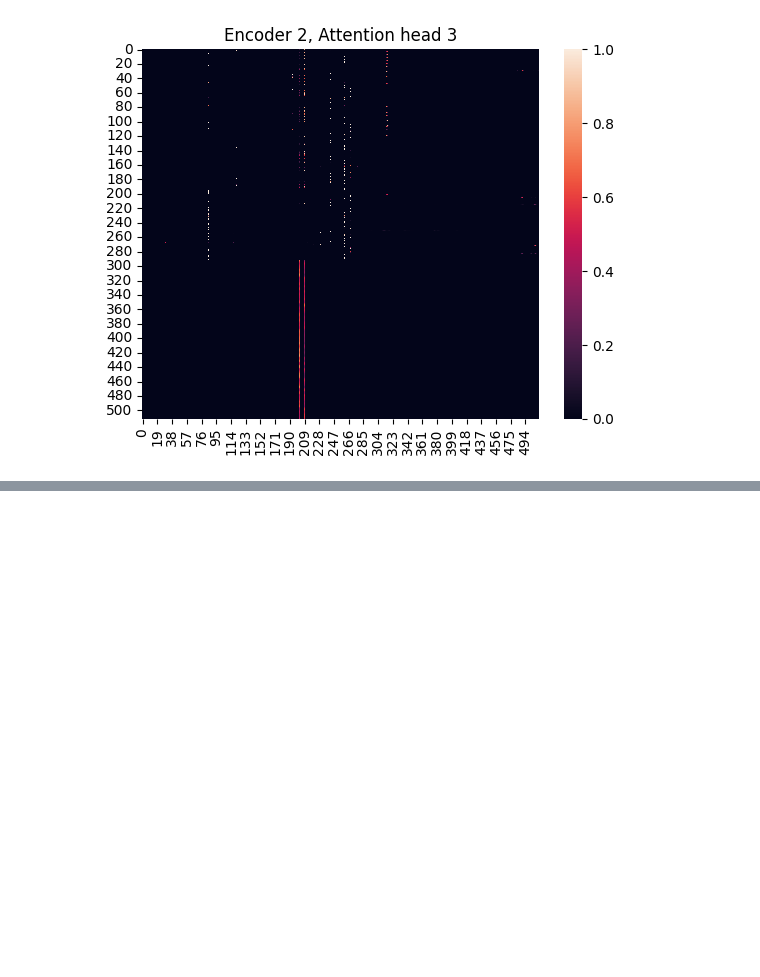
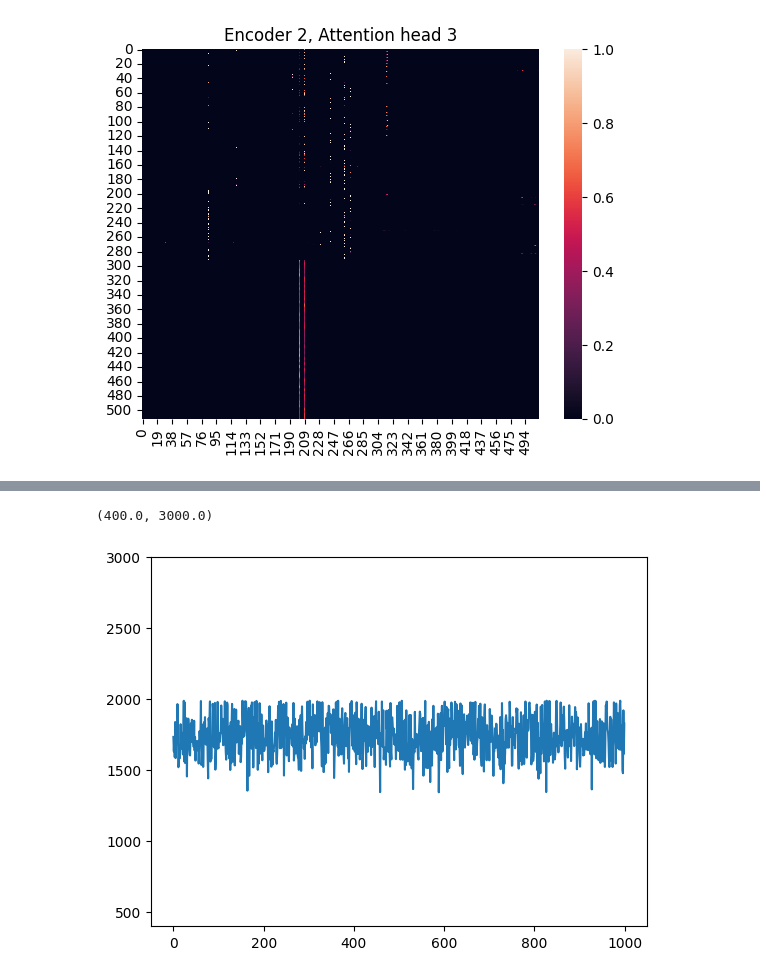
Before and after one commit to luizvalle/chessformer, a Jupyter notebook: notebooks/trained_models_analysis.ipynb, the cells around one changed output, grey strips where cells are left out. Drawn from its saved outputs; the diff is of its cells as text; code cells hidden in the pictures; blank space fills up the shorter version.

```diff
--- a/notebooks/trained_models_analysis.ipynb
+++ b/notebooks/trained_models_analysis.ipynb
@@ -268,0 +334,6 @@ for encoder_idx in range(0, 2):
+# %%
+plt.plot(range(1_000), predicted_white_elos)
+plt.ylim(400, 3000)
+# %% [output]
+(400.0, 3000.0)
+[figure, added]
```
Also changed, not shown: parts of 15 cells of this notebook.
